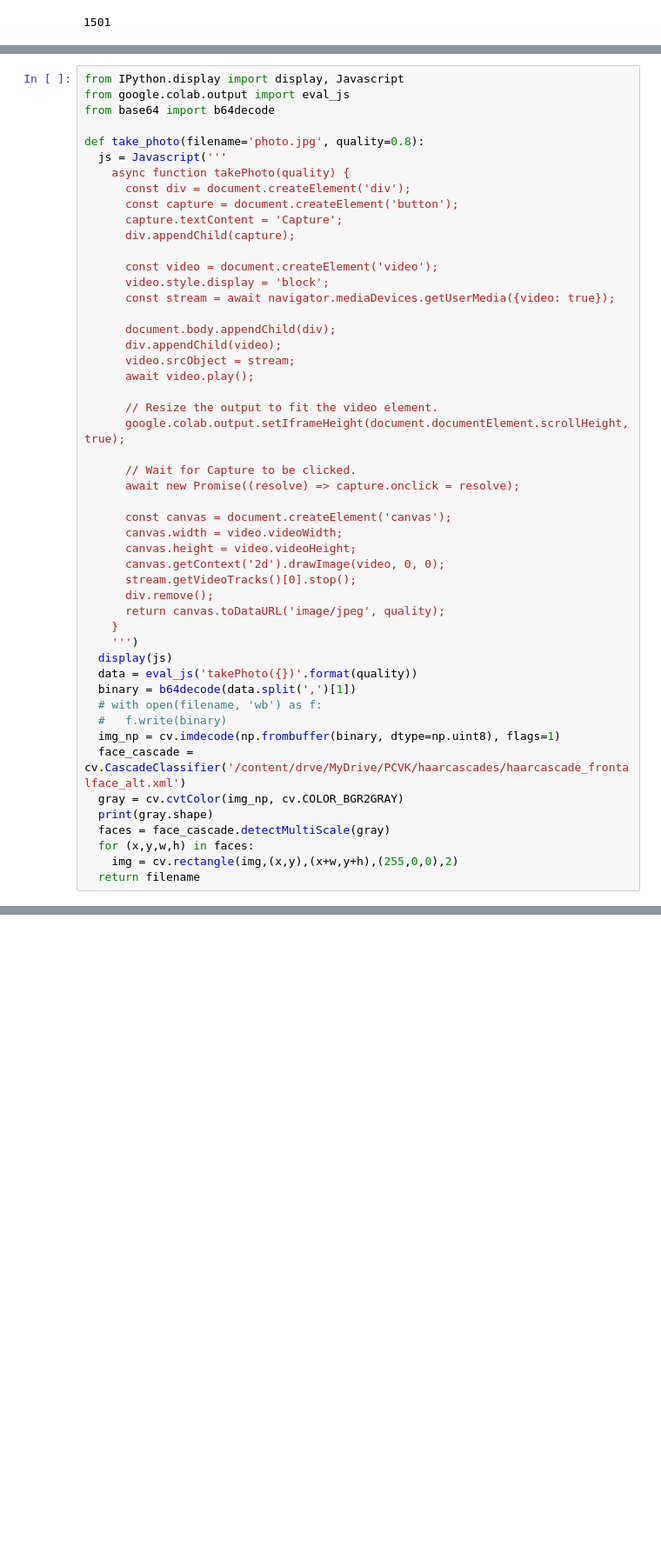
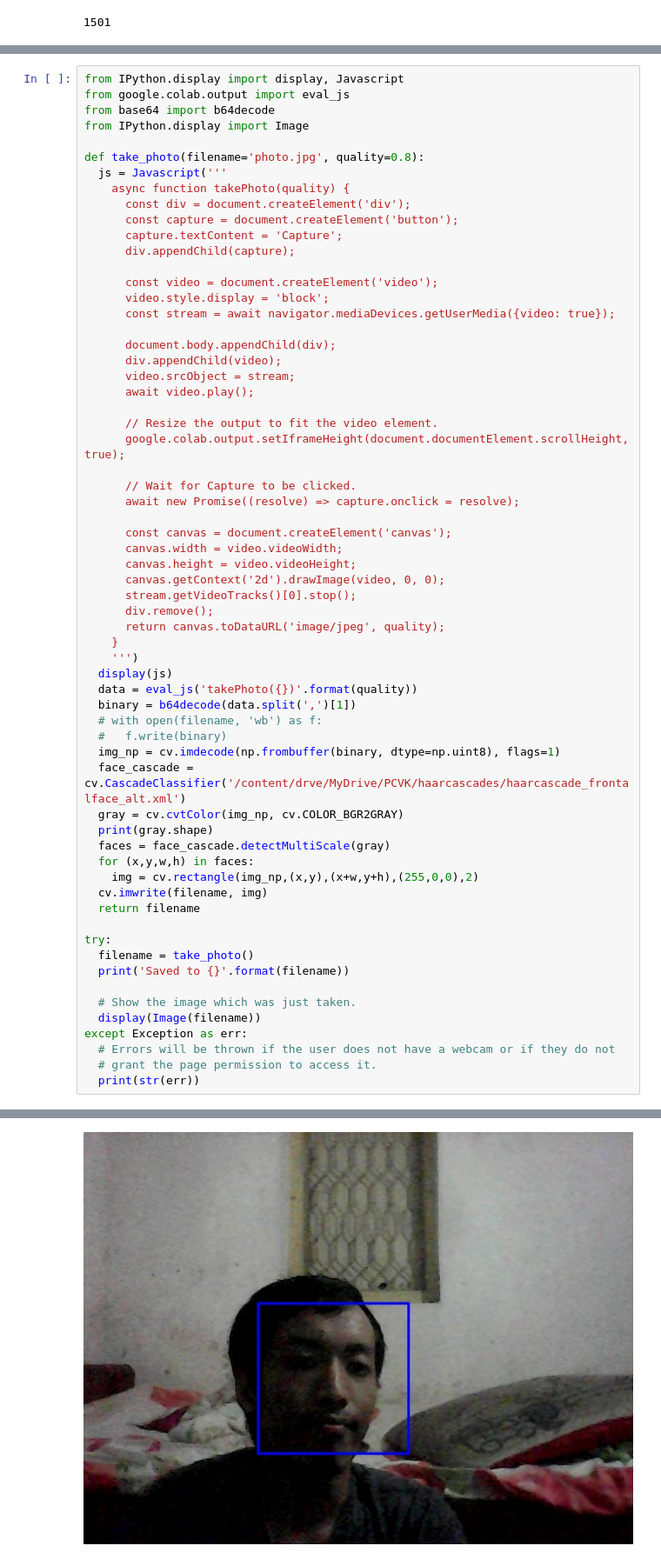
Before and after one commit to pazcalll/PCVK_Genap_2021, a Jupyter notebook: week12.ipynb, the cells around one changed output, grey strips where cells are left out. Shown at 87% size. Drawn from its saved outputs; the diff is of its cells as text; blank space fills up the shorter version.

```diff
--- a/week12.ipynb
+++ b/week12.ipynb
@@ -165,6 +172,7 @@ plt.imshow(jokowi, cmap='gray')
 from IPython.display import display, Javascript
 from google.colab.output import eval_js
 from base64 import b64decode
+from IPython.display import Image
 
 def take_photo(filename='photo.jpg', quality=0.8):
   js = Javascript('''
@@ -209,5 +217,18 @@ def take_photo(filename='photo.jpg', quality=0.8):
   print(gray.shape)
   faces = face_cascade.detectMultiScale(gray)
   for (x,y,w,h) in faces:
-    img = cv.rectangle(img,(x,y),(x+w,y+h),(255,0,0),2)
+    img = cv.rectangle(img_np,(x,y),(x+w,y+h),(255,0,0),2)
+  cv.imwrite(filename, img)
   return filename
+
+try:
+  filename = take_photo()
+  print('Saved to {}'.format(filename))
+
+  # Show the image which was just taken.
+  display(Image(filename))
+except Exception as err:
+  # Errors will be thrown if the user does not have a webcam or if they do not
+  # grant the page permission to access it.
+  print(str(err))
+# %% [output]
@@ -213,0 +238 @@ def take_photo(filename='photo.jpg', quality=0.8):
+[figure, added]
```
Also changed, not shown: parts of 8 cells of this notebook.
